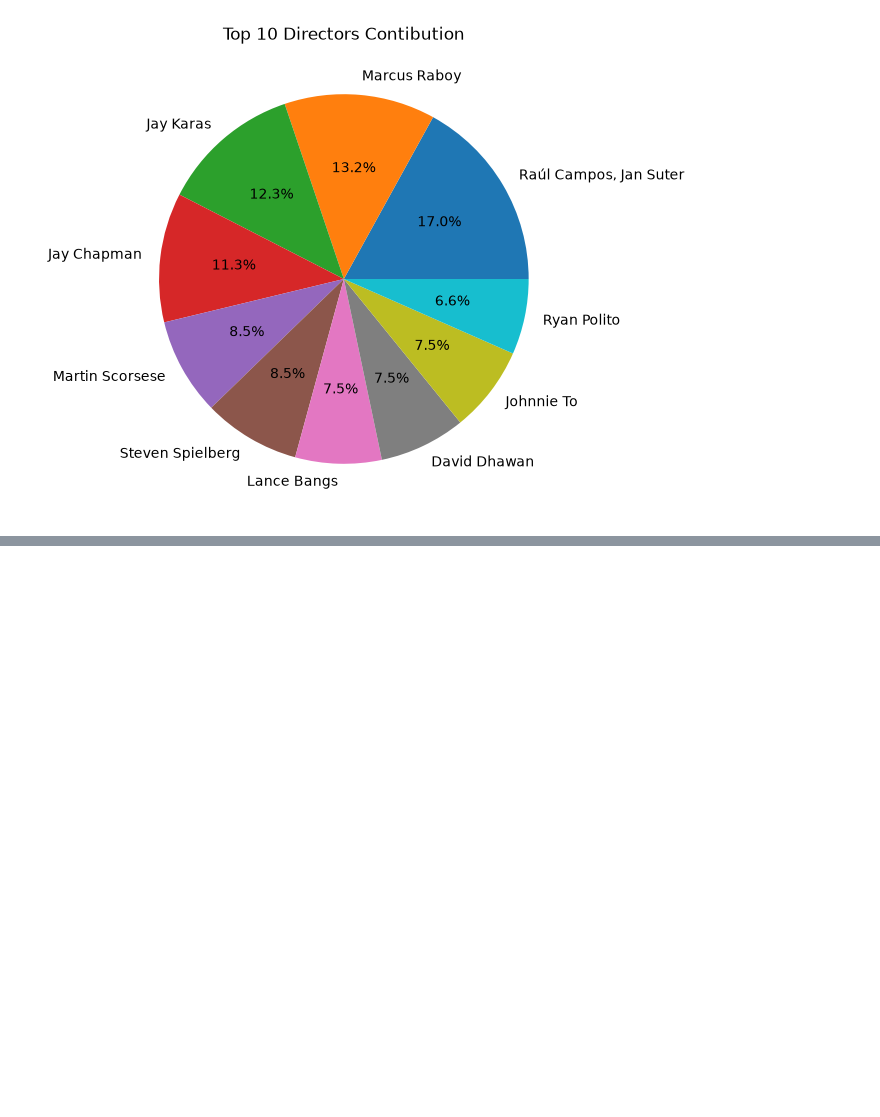
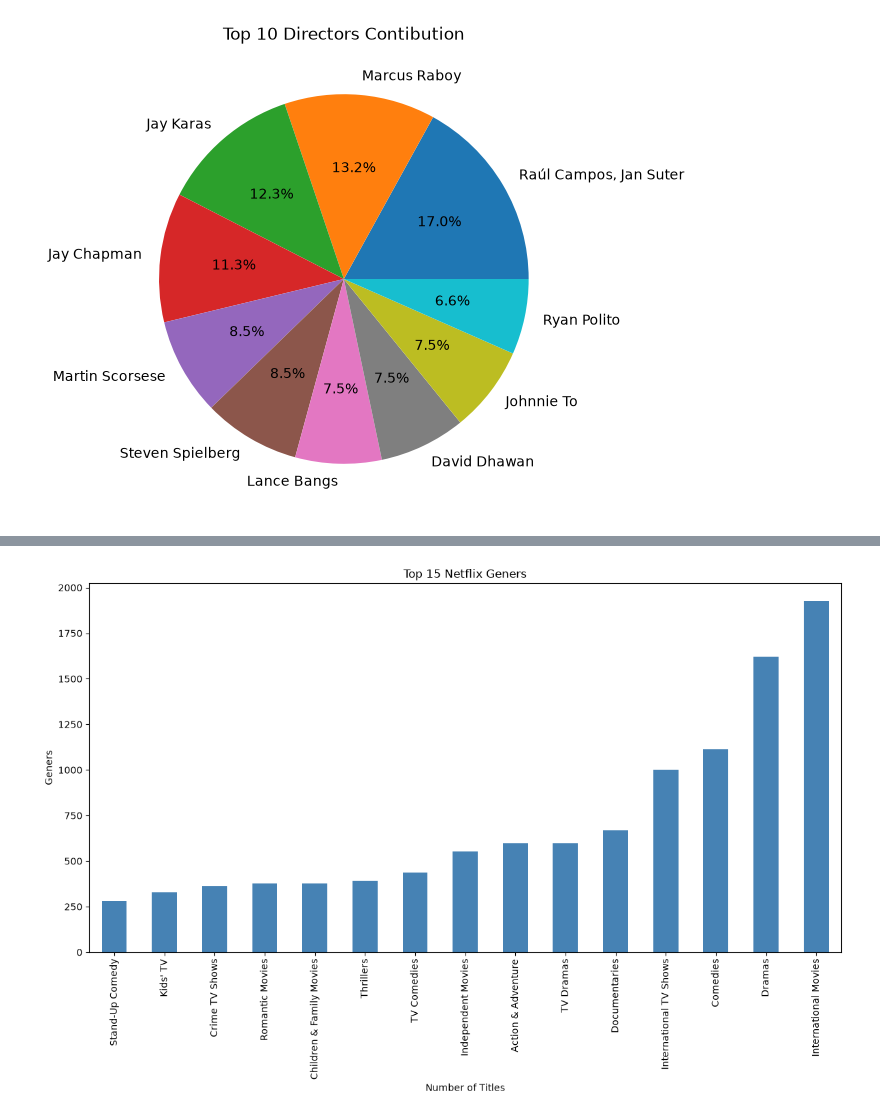
Before and after one commit to rajesh-sudam/netflix_data_analysis, a Jupyter notebook: src/main.ipynb, the cells around one changed output, grey strips where cells are left out. Drawn from its saved outputs; the diff is of its cells as text; code cells hidden in the pictures; blank space fills up the shorter version.

```diff
--- a/src/main.ipynb
+++ b/src/main.ipynb
@@ -444,0 +465,7 @@ plt.close()
+# %%
+geners=(
+    df['listed_in']
+    .str.split(', ')
+    .explode()
+)
+print(geners)
@@ -444,0 +502,24 @@ plt.close()
+# %%
+top_15_geners=geners.value_counts().head(15)
+
+plt.figure(figsize=(12,8))
+
+top_15_geners.sort_values().plot(
+    kind='bar',
+    color='steelblue'
+)
+
+plt.title("Top 15 Netflix Geners")
+plt.xlabel("Number of Titles")
+plt.ylabel("Geners")
+
+plt.tight_layout()
+
+plt.savefig("../visuals/top_geners.png",
+            dpi=300,
+            bbox_inches="tight"
+)
+
+plt.show()
+# %% [output]
+[figure, added]
```
Also changed, not shown: parts of 3 cells of this notebook, 1 other file.
